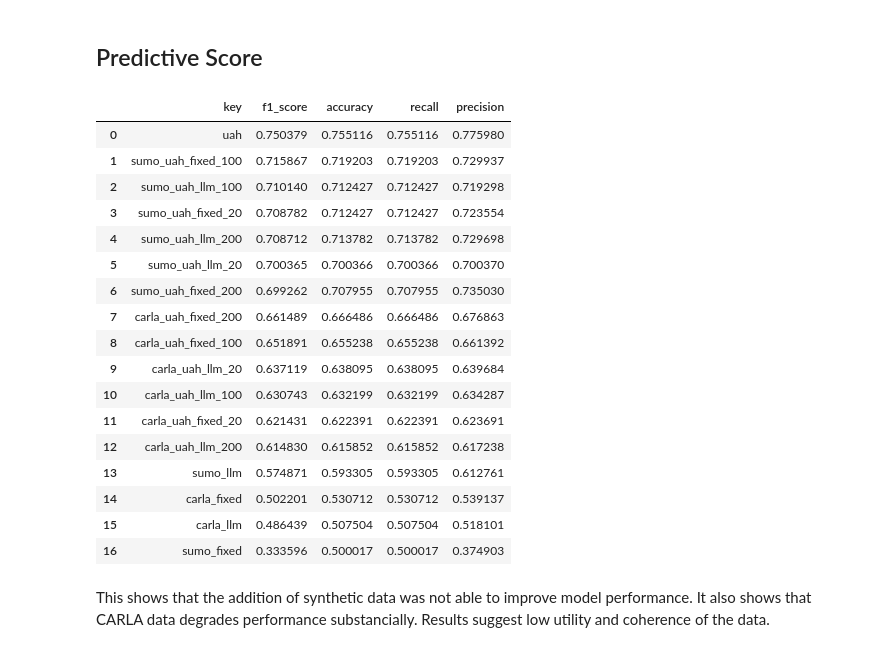
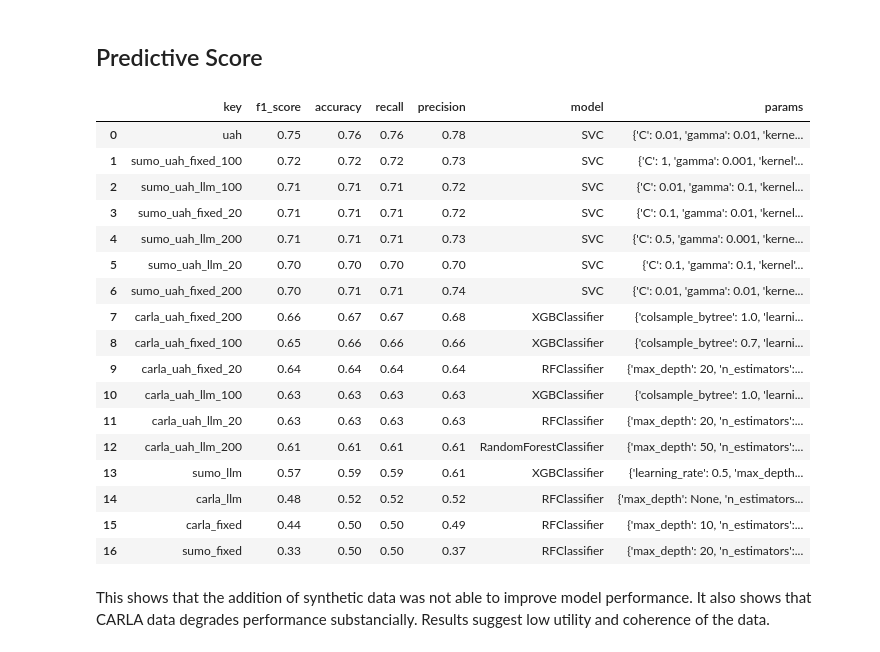
Before and after one commit to H-IAAC/simulated_driving_behavior, a Jupyter notebook: notebooks/4_evaluation.ipynb, the cells around one changed output. Cells and saved outputs as stored; diff of their text form; code cells hidden in the pictures.

Commit message:
adding parameters to models

```diff
--- a/notebooks/4_evaluation.ipynb
+++ b/notebooks/4_evaluation.ipynb
@@ -40,26 +41,27 @@ This shows that the models can clearly distinguish synthetic and real data, rein
 # %% [markdown]
 ## Predictive Score
 # %%
+PS_means = PS_means.round({'f1_score': 2, 'accuracy': 2, 'recall': 2, 'precision': 2})
 PS_means.sort_values(by='f1_score', ascending=False)
 # %% [output]
-|  | key | f1_score | accuracy | recall | precision |
-| 0 | uah | 0.750379 | 0.755116 | 0.755116 | 0.775980 |
-| 1 | sumo_uah_fixed_100 | 0.715867 | 0.719203 | 0.719203 | 0.729937 |
-| 2 | sumo_uah_llm_100 | 0.710140 | 0.712427 | 0.712427 | 0.719298 |
-| 3 | sumo_uah_fixed_20 | 0.708782 | 0.712427 | 0.712427 | 0.723554 |
-| 4 | sumo_uah_llm_200 | 0.708712 | 0.713782 | 0.713782 | 0.729698 |
-| 5 | sumo_uah_llm_20 | 0.700365 | 0.700366 | 0.700366 | 0.700370 |
-| 6 | sumo_uah_fixed_200 | 0.699262 | 0.707955 | 0.707955 | 0.735030 |
-| 7 | carla_uah_fixed_200 | 0.661489 | 0.666486 | 0.666486 | 0.676863 |
-| 8 | carla_uah_fixed_100 | 0.651891 | 0.655238 | 0.655238 | 0.661392 |
-| 9 | carla_uah_llm_20 | 0.637119 | 0.638095 | 0.638095 | 0.639684 |
-| 10 | carla_uah_llm_100 | 0.630743 | 0.632199 | 0.632199 | 0.634287 |
-| 11 | carla_uah_fixed_20 | 0.621431 | 0.622391 | 0.622391 | 0.623691 |
-| 12 | carla_uah_llm_200 | 0.614830 | 0.615852 | 0.615852 | 0.617238 |
-| 13 | sumo_llm | 0.574871 | 0.593305 | 0.593305 | 0.612761 |
-| 14 | carla_fixed | 0.502201 | 0.530712 | 0.530712 | 0.539137 |
-| 15 | carla_llm | 0.486439 | 0.507504 | 0.507504 | 0.518101 |
-| 16 | sumo_fixed | 0.333596 | 0.500017 | 0.500017 | 0.374903 |
+|  | key | f1_score | accuracy | recall | precision | model | params |
+| 0 | uah | 0.75 | 0.76 | 0.76 | 0.78 | SVC | {'C': 0.01, 'gamma': 0.01, 'kerne... |
+| 1 | sumo_uah_fixed_100 | 0.72 | 0.72 | 0.72 | 0.73 | SVC | {'C': 1, 'gamma': 0.001, 'kernel'... |
+| 2 | sumo_uah_llm_100 | 0.71 | 0.71 | 0.71 | 0.72 | SVC | {'C': 0.01, 'gamma': 0.1, 'kernel... |
+| 3 | sumo_uah_fixed_20 | 0.71 | 0.71 | 0.71 | 0.72 | SVC | {'C': 0.1, 'gamma': 0.01, 'kernel... |
+| 4 | sumo_uah_llm_200 | 0.71 | 0.71 | 0.71 | 0.73 | SVC | {'C': 0.5, 'gamma': 0.001, 'kerne... |
+| 5 | sumo_uah_llm_20 | 0.70 | 0.70 | 0.70 | 0.70 | SVC | {'C': 0.1, 'gamma': 0.1, 'kernel'... |
+| 6 | sumo_uah_fixed_200 | 0.70 | 0.71 | 0.71 | 0.74 | SVC | {'C': 0.01, 'gamma': 0.01, 'kerne... |
+| 7 | carla_uah_fixed_200 | 0.66 | 0.67 | 0.67 | 0.68 | XGBClassifier | {'colsample_bytree': 1.0, 'learni... |
+| 8 | carla_uah_fixed_100 | 0.65 | 0.66 | 0.66 | 0.66 | XGBClassifier | {'colsample_bytree': 0.7, 'learni... |
+| 9 | carla_uah_fixed_20 | 0.64 | 0.64 | 0.64 | 0.64 | RFClassifier | {'max_depth': 20, 'n_estimators':... |
+| 10 | carla_uah_llm_100 | 0.63 | 0.63 | 0.63 | 0.63 | XGBClassifier | {'colsample_bytree': 1.0, 'learni... |
+| 11 | carla_uah_llm_20 | 0.63 | 0.63 | 0.63 | 0.63 | RFClassifier | {'max_depth': 20, 'n_estimators':... |
+| 12 | carla_uah_llm_200 | 0.61 | 0.61 | 0.61 | 0.61 | RandomForestClassifier | {'max_depth': 50, 'n_estimators':... |
+| 13 | sumo_llm | 0.57 | 0.59 | 0.59 | 0.61 | XGBClassifier | {'learning_rate': 0.5, 'max_depth... |
+| 14 | carla_llm | 0.48 | 0.52 | 0.52 | 0.52 | RFClassifier | {'max_depth': None, 'n_estimators... |
+| 15 | carla_fixed | 0.44 | 0.50 | 0.50 | 0.49 | RFClassifier | {'max_depth': 10, 'n_estimators':... |
+| 16 | sumo_fixed | 0.33 | 0.50 | 0.50 | 0.37 | RFClassifier | {'max_depth': 20, 'n_estimators':... |
 # %% [markdown]
 This shows that the addition of synthetic data was not able to improve model performance. It also shows that CARLA data degrades performance substancially. Results suggest low utility and coherence of the data.
 # %% [markdown]
```
Also changed, not shown: parts of 2 cells of this notebook, 7 other files.
